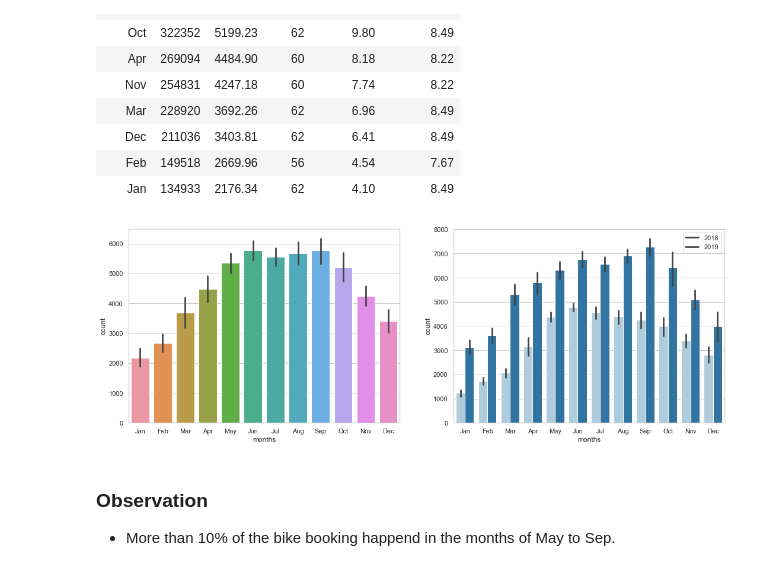
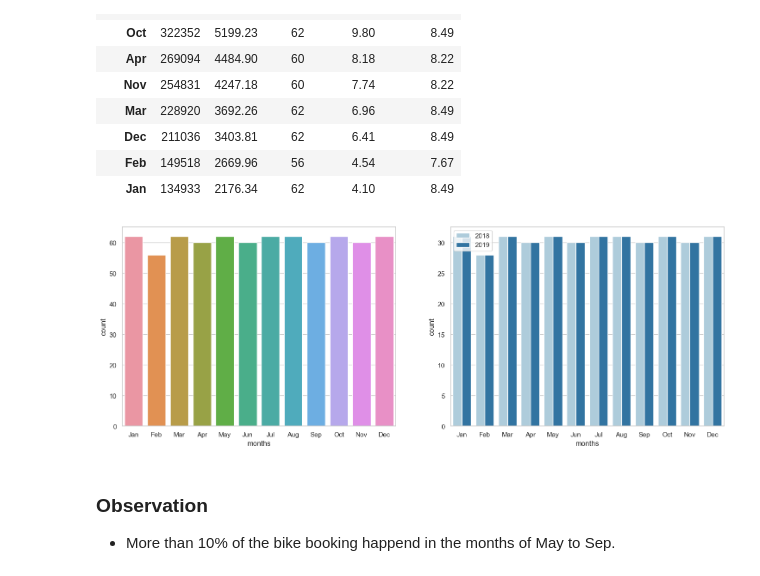
Before and after one commit to shahez/BikeSharingCaseStudy, a Jupyter notebook: Bike_Sharing_Assignment_Shahenshah.ipynb, the cells around one changed output. Cells and saved outputs as stored; diff of their text form; code cells hidden in the pictures.

```diff
--- a/Bike_Sharing_Assignment_Shahenshah.ipynb
+++ b/Bike_Sharing_Assignment_Shahenshah.ipynb
@@ -257,12 +257,12 @@ def cat_stats(col):
 # %%
 # Functions to generate plots for categorical variables
 
-def cat_plots(col,x,y):
-    plt.figure(figsize = (x,y))
-    plt.subplot(1,2,1)
-    sns.barplot(col, 'count', data= bike)
-    plt.subplot(1,2,2)
-    sns.barplot(col, 'count', data= bike, hue = 'year', palette = 'Paired')
+def cat_plots(col, x, y, data):
+    plt.figure(figsize=(x, y))
+    plt.subplot(1, 2, 1)
+    sns.countplot(x=col, data=data)
+    plt.subplot(1, 2, 2)
+    sns.countplot(x=col, data=data, hue='year', palette='Paired')
     plt.legend(labels=['2018', '2019'])
     return
 # %% [markdown]
@@ -304,9 +316,9 @@ cat_stats('months')
 | Feb | 149518 | 2669.96 | 56 | 4.54 | 7.67 |
 | Jan | 134933 | 2176.34 | 62 | 4.10 | 8.49 |
 # %%
-cat_plots('months', 18,6)
+cat_plots('months', 18,6, bike)
 # %% [output]
-[figure, old version]
+[figure, new version]
 # %% [markdown]
 ### Observation
 
```
Also changed, not shown: parts of 65 cells of this notebook.
